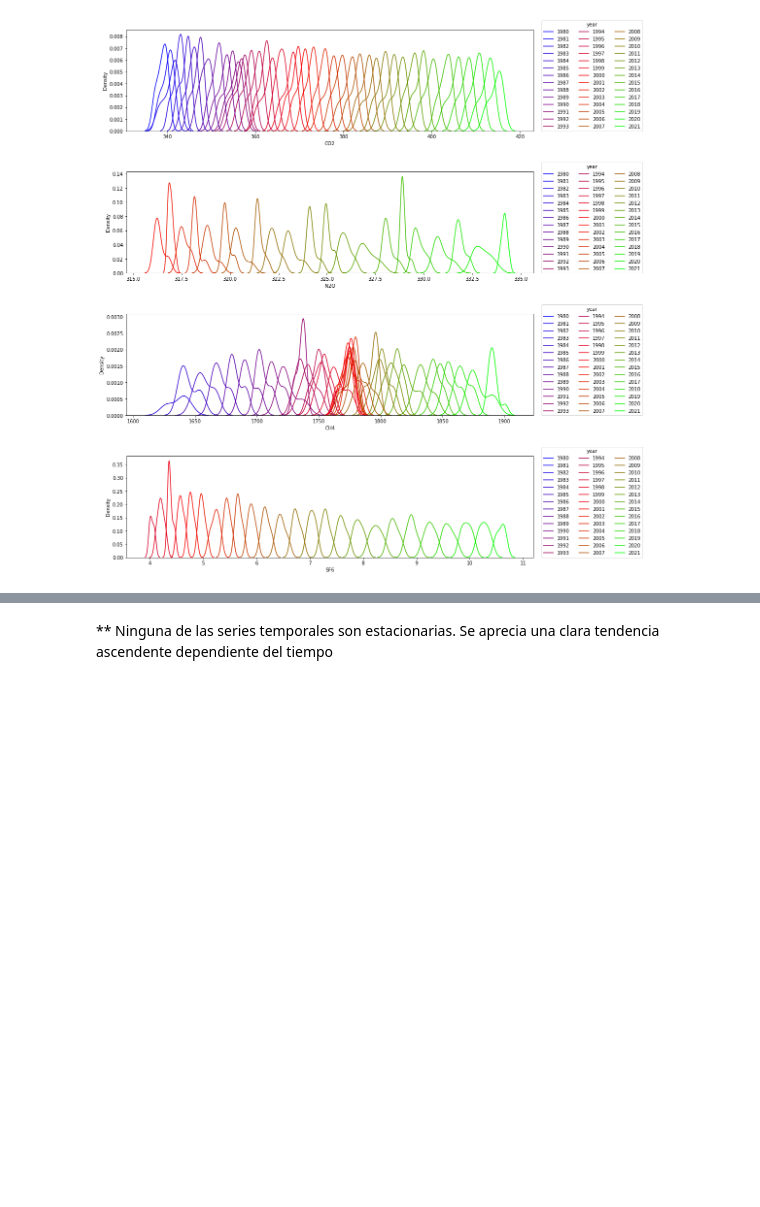
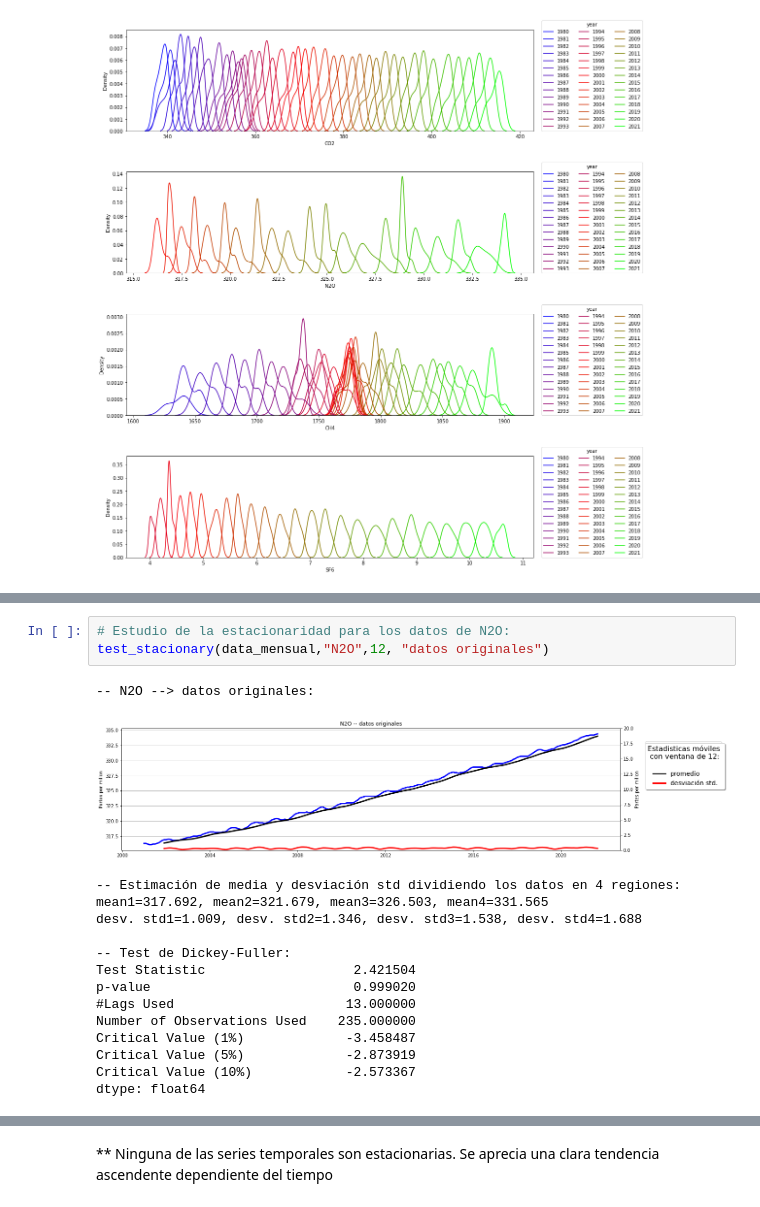
Before and after one commit to GammaLyra/Medio_ambiente, a Jupyter notebook: Greenhouse_Gases.ipynb, the cells around one changed output, grey strips where cells are left out. Drawn from its saved outputs; the diff is of its cells as text; blank space fills up the shorter version.

```diff
--- a/Greenhouse_Gases.ipynb
+++ b/Greenhouse_Gases.ipynb
@@ -243,0 +244,19 @@ Critical Values: {'1%': -3.454355055831705, '5%': -2.8721080938842976, '10%': -2
+# %%
+# Estudio de la estacionaridad para los datos de N2O:
+test_stacionary(data_mensual,"N2O",12, "datos originales")
+# %% [output]
+-- N2O --> datos originales:
+[figure, added]
+-- Estimación de media y desviación std dividiendo los datos en 4 regiones:
+mean1=317.692, mean2=321.679, mean3=326.503, mean4=331.565
+desv. std1=1.009, desv. std2=1.346, desv. std3=1.538, desv. std4=1.688
+
+-- Test de Dickey-Fuller:
+Test Statistic                   2.421504
+p-value                          0.999020
+#Lags Used                      13.000000
+Number of Observations Used    235.000000
+Critical Value (1%)             -3.458487
+Critical Value (5%)             -2.873919
+Critical Value (10%)            -2.573367
+dtype: float64
```
Also changed, not shown: parts of 25 cells of this notebook, 2 other files.
